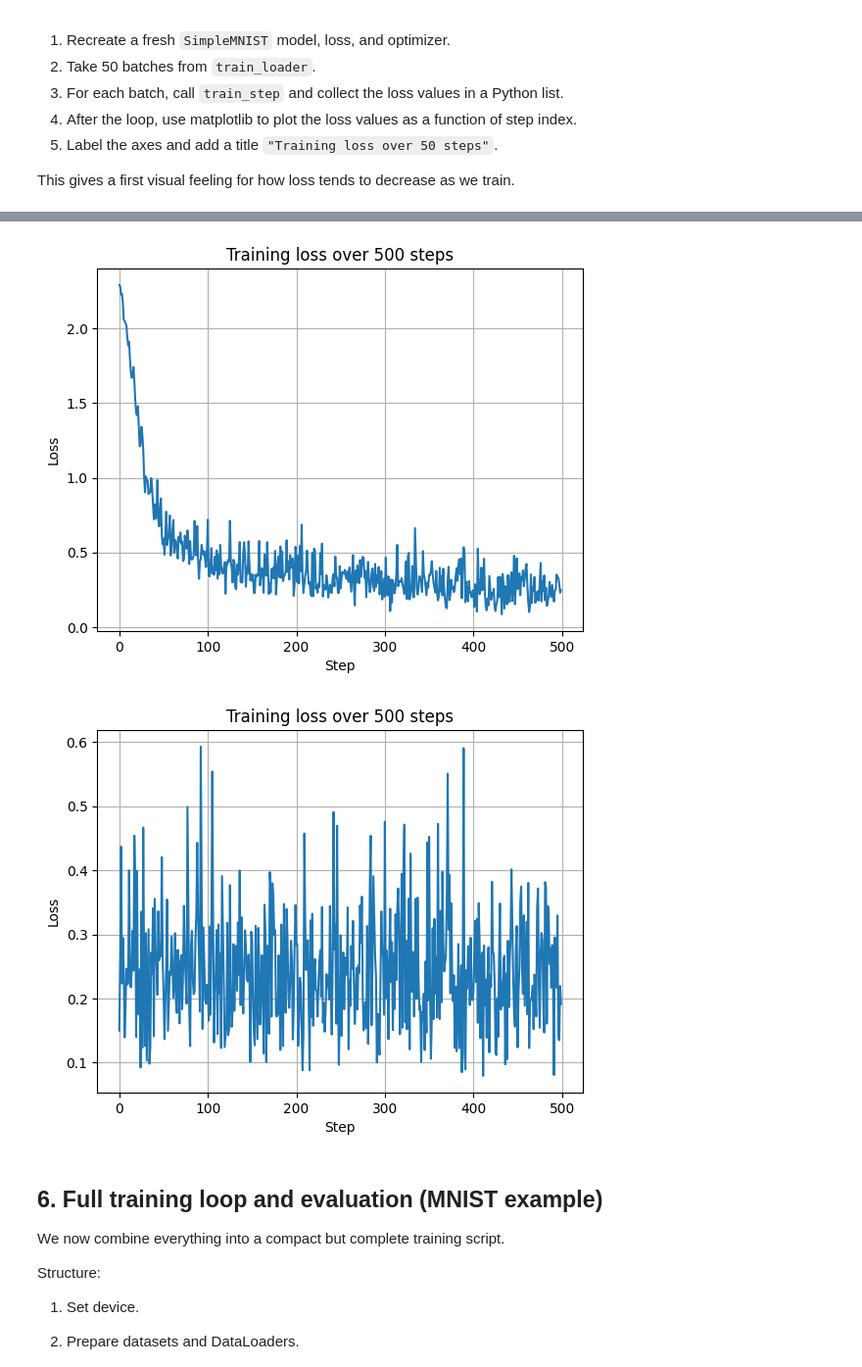
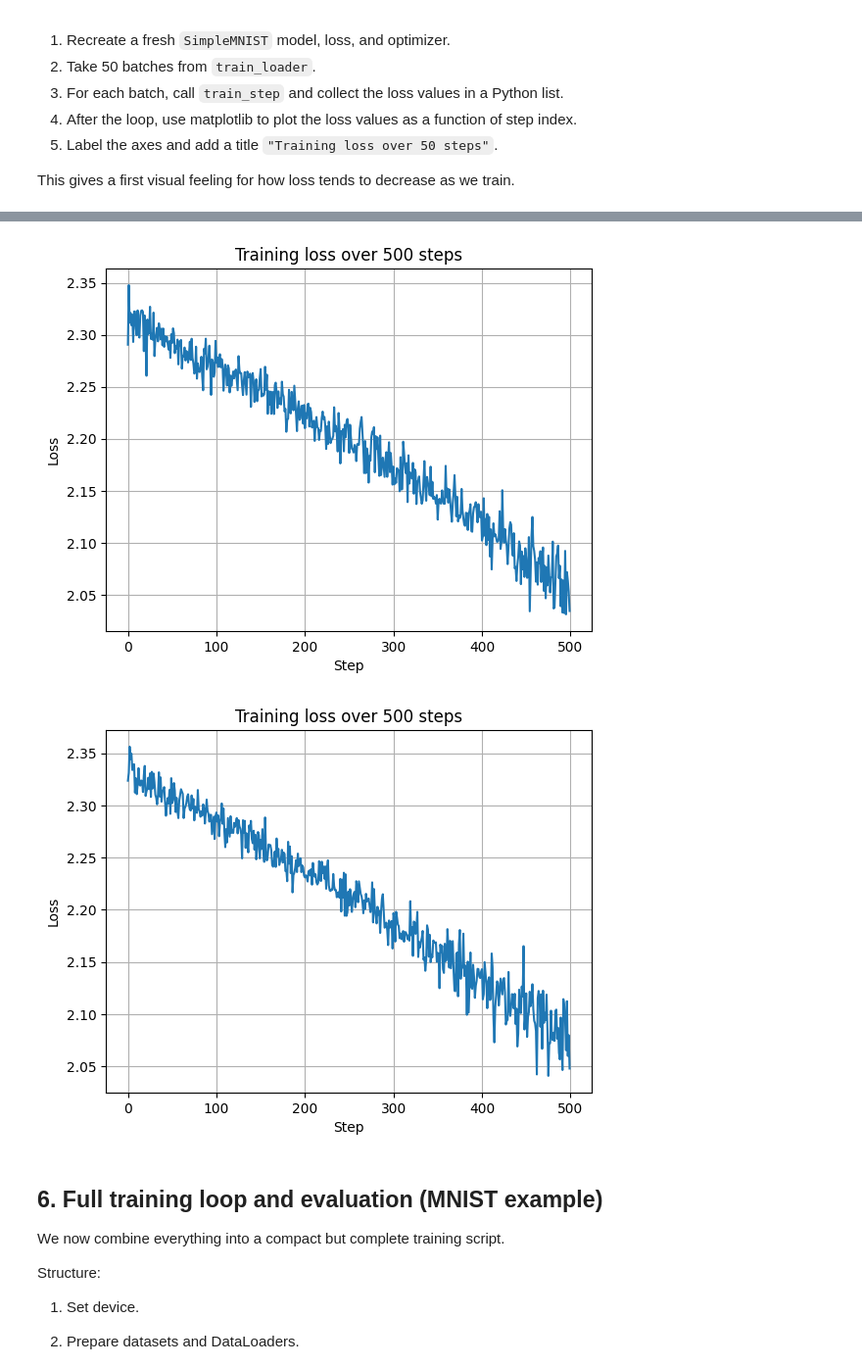
Before and after one commit to Artillence/python_advanced_course, a Jupyter notebook: day4_deep_learning_pytorch.ipynb, the cells around one changed output, grey strips where cells are left out. Shown at 98% size. Cells and saved outputs as stored; diff of their text form; code cells hidden in the pictures.

```diff
--- a/day4_deep_learning_pytorch.ipynb
+++ b/day4_deep_learning_pytorch.ipynb
@@ -1198,14 +1245,7 @@ This is a small building block of the full training loop.
 # TODO: Implement train_step.
 
 def train_step(model, optimizer, criterion, images, labels, device):
-    images = images.to(device)
-    labels = labels.to(device)
-    optimizer.zero_grad()
-    logits = model(images)
-    loss = criterion(logits, labels)
-    loss.backward()
-    optimizer.step()
-    return loss.item()
+    # TODO
 
 images, labels = next(iter(train_loader))
 batch_loss = train_step(model, optimizer, criterion, images, labels, device)
@@ -1267,10 +1327,11 @@ plt.show()
 # %%
 from tqdm.notebook import tqdm
+import matplotlib.pyplot as plt
 
 # Reference solution for tracking loss with tqdm
 model = SimpleMNIST().to(device)
 criterion = nn.CrossEntropyLoss()
-optimizer = optim.Adam(model.parameters(), lr=1e-3)
+optimizer = optim.Adam(model.parameters(), lr=1e-5)
 
 losses = []
 
@@ -1290,34 +1351,34 @@ plt.title("Training loss over 500 steps")
 plt.grid(True)
 plt.show()
 # %% [output]
-[figure, old version]
+[figure, new version]
 # %%
 from tqdm.notebook import tqdm
 
 # Reference solution for tracking loss with tqdm
-#model = SimpleMNIST().to(device)
-#criterion = nn.CrossEntropyLoss()
+model = SimpleMNIST().to(device)
+criterion = nn.CrossEntropyLoss()
 optimizer = optim.Adam(model.parameters(), lr=1e-5)
 
 losses = []
 
 # Limit to 50 steps
 for step, (images, labels) in tqdm(enumerate(train_loader), total=500):
     if step >= 500:
         break
 
     loss_value = train_step(model, optimizer, criterion, images, labels, device)
     losses.append(loss_value)
 
 plt.figure()
 plt.plot(losses)
 plt.xlabel("Step")
 plt.ylabel("Loss")
 plt.title("Training loss over 500 steps")
 plt.grid(True)
 plt.show()
 # %% [output]
-[figure, old version]
+[figure, new version]
 # %% [markdown]
 ## 6. Full training loop and evaluation (MNIST example)
 
```
Also changed, not shown: parts of 32 cells of this notebook.
